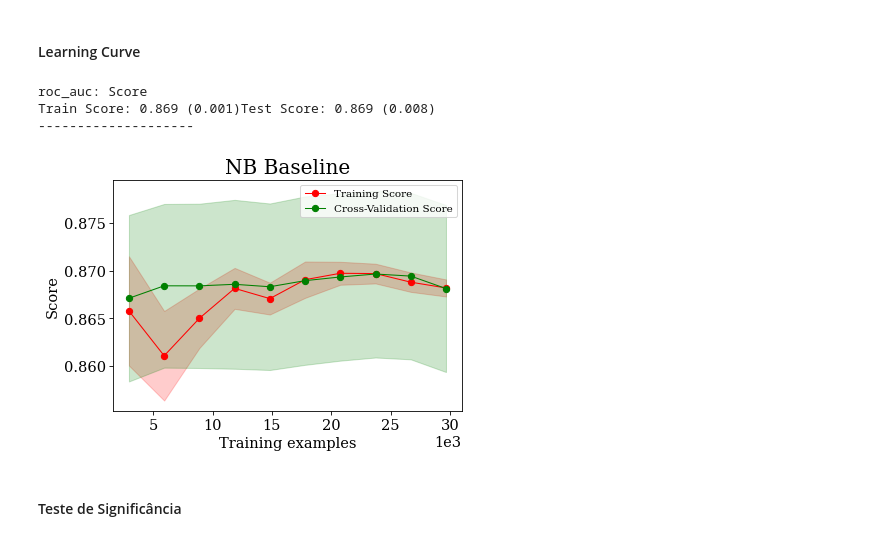
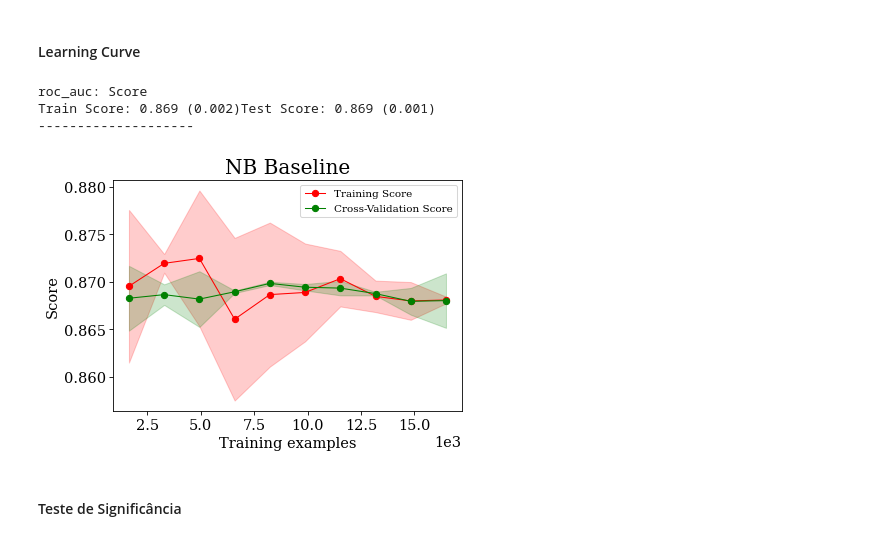
Before and after one commit to colantuono/data-science-python, a Jupyter notebook: classification/BinClass_Modelling_Eval.ipynb, the cells around one changed output. Saved outputs shown, nothing was run; the diff lists cells and outputs as text; code cells hidden in the pictures.

```diff
--- a/classification/BinClass_Modelling_Eval.ipynb
+++ b/classification/BinClass_Modelling_Eval.ipynb
@@ -471,13 +475,13 @@ df_metrics
 #### Learning Curve
 # %%
 figura, score_txt, nb_train_stat, nb_val_stat = plot_learning_curve(
-    nbModel, X_train, y_train, title='NB Baseline', cv=10, scorer='roc_auc'
+    nbModel, X_train, y_train, title='NB Baseline', cv=2, scorer='roc_auc'
 )
 # %% [output]
 roc_auc: Score
-Train Score: 0.869 (0.001)Test Score: 0.869 (0.008)
+Train Score: 0.869 (0.002)Test Score: 0.869 (0.001)
 --------------------
-[figure, old version]
+[figure, new version]
 # %% [markdown]
 #### Teste de Significância
 # %% [markdown]
```
Also changed, not shown: parts of 48 cells of this notebook, 1 other file.
